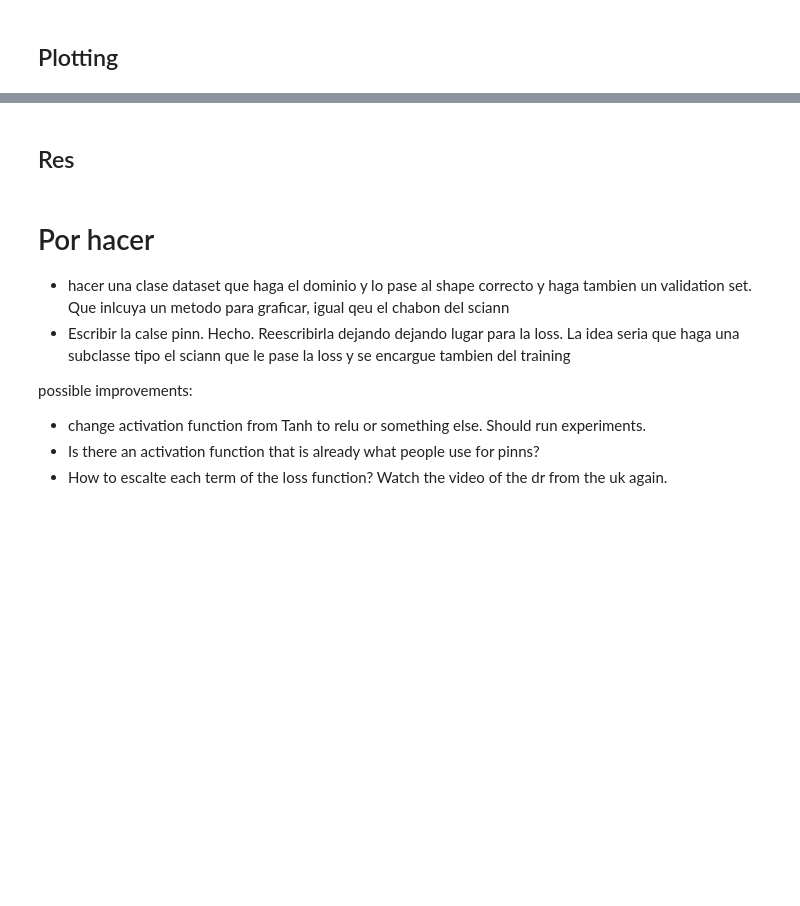
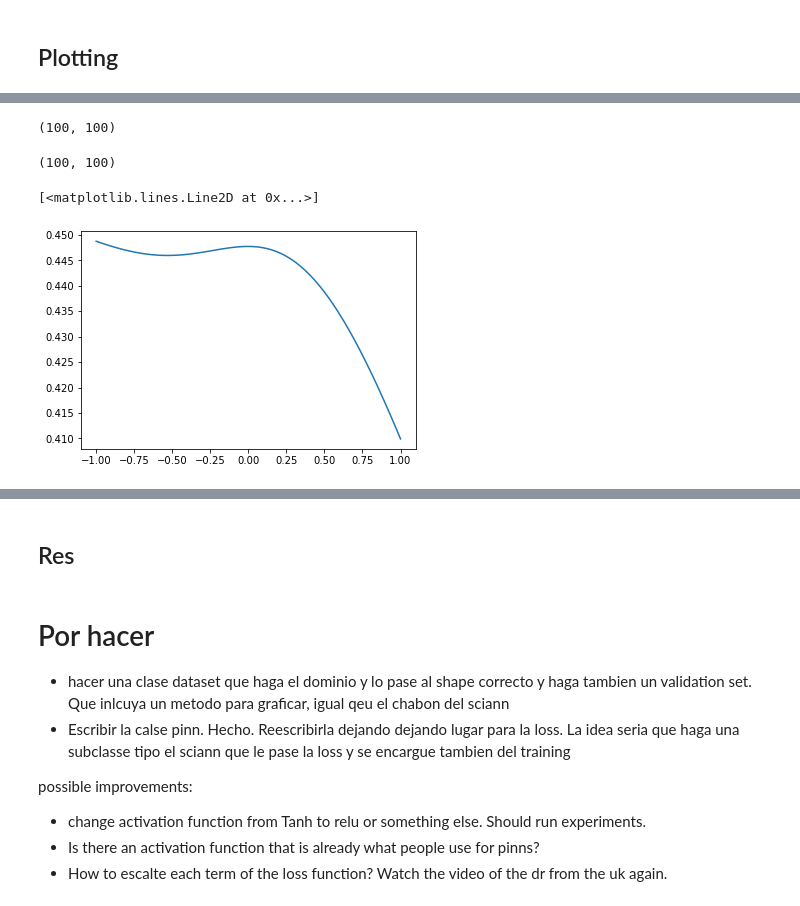
Before and after one commit to carlogf/Solving_pdes_with_piNNs, a Jupyter notebook: heat_equation_pytorch.ipynb, the cells around one changed output, grey strips where cells are left out. Cells and saved outputs as stored; diff of their text form; code cells hidden in the pictures; blank space fills up the shorter version.

```diff
--- a/heat_equation_pytorch.ipynb
+++ b/heat_equation_pytorch.ipynb
@@ -238,0 +291,28 @@ KeyboardInterrupt:
+# %%
+x_plot = np.linspace(-1,1,100)
+t_plot = np.linspace(0,4,100)
+x_plot, t_plot = np.meshgrid(x_plot, t_plot)
+
+#Lo que necesito es una lista de listas Z que en la posicion Z[i,j] tenga el valor de la superficie en X[i][j] Y[i][j]
+
+zv=[[1 for j in range(len(t_plot))] for i in range(len(x_plot)) ]
+
+for i in range(len(x_plot)):
+    for j in range(len(t_plot)):
+        #print(np.array([xt[0][i][j],xt[1][i][j]]))
+        aux = fnn(np.array( [x_plot[i][j], t_plot[i][j]] ))
+        #zv[i][j] = aux.detach().numpy()[0]
+        zv[i][j] = aux.detach().numpy()[0]
+        #superficie(xt[0][i][j],xt[1][i][j])
+print(t_plot.shape)
+zv = np.array(zv, dtype = "float64")
+zv.shape
+#zv
+# %% [output]
+(100, 100)
+(100, 100)
+# %%
+plt.plot(np.linspace(-1,1,len(zv[0])), zv[:][0])
+# %% [output]
+[<matplotlib.lines.Line2D at 0x...>]
+[figure, added]
```
Also changed, not shown: parts of 19 cells of this notebook, 1 other file.
